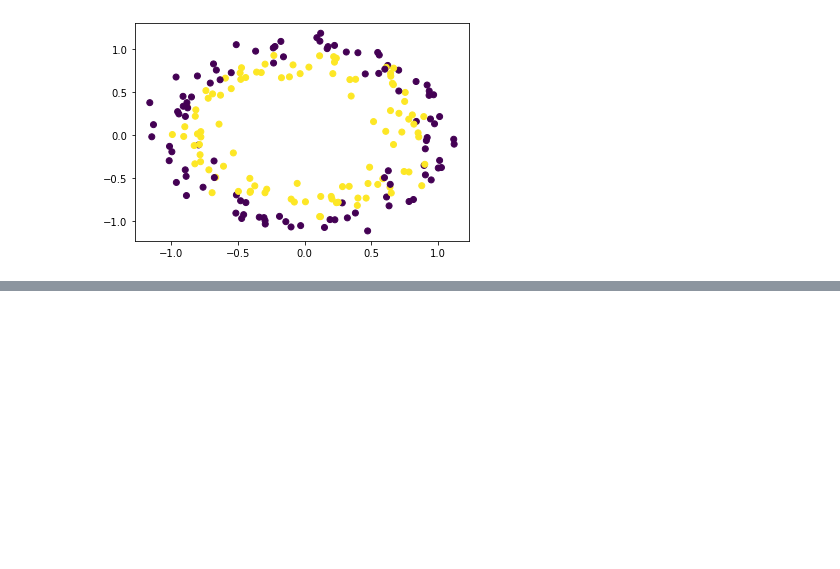
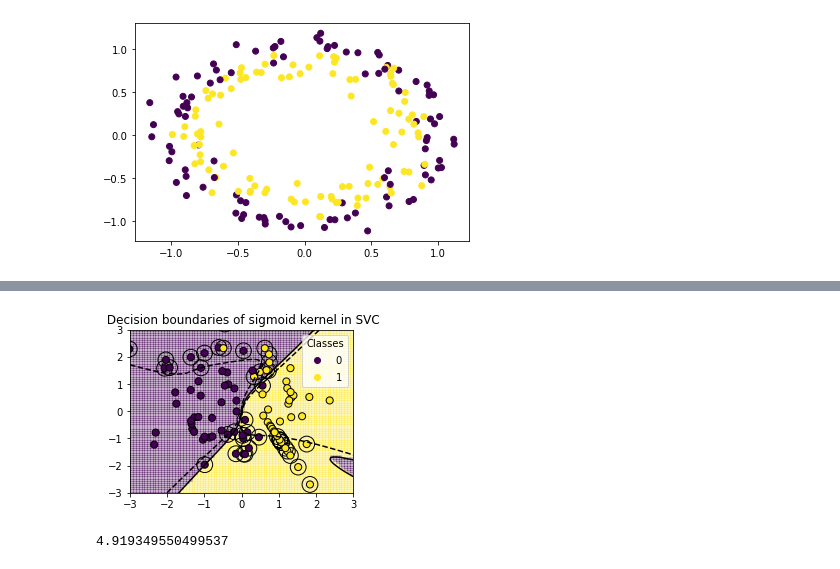
Before and after one commit to wookyung-lee/svmBT, a Jupyter notebook: theoretical_comparison/SVC.ipynb, the cells around one changed output, grey strips where cells are left out. Saved outputs shown, nothing was run; the diff lists cells and outputs as text; code cells hidden in the pictures; blank space fills up the shorter version.

```diff
--- a/theoretical_comparison/SVC.ipynb
+++ b/theoretical_comparison/SVC.ipynb
@@ -104,0 +91,20 @@ plot_training_data_with_decision_boundary("linear") #using contourf for
+# %%
+plot_training_data_with_decision_boundary("sigmoid")
+# %% [output]
+[figure, added]
+# %%
+import math
+
+#SV
+x1=2
+y1=3
+
+#hyperplane, i.e. decision boundary
+a=1
+b=2
+c=3
+
+Distance = abs(a*x1 + b*y1 + c ) / (math.sqrt( a*a + b*b))
+print(Distance)
+# %% [output]
+4.919349550499537
```
Also changed, not shown: parts of 7 cells of this notebook.
